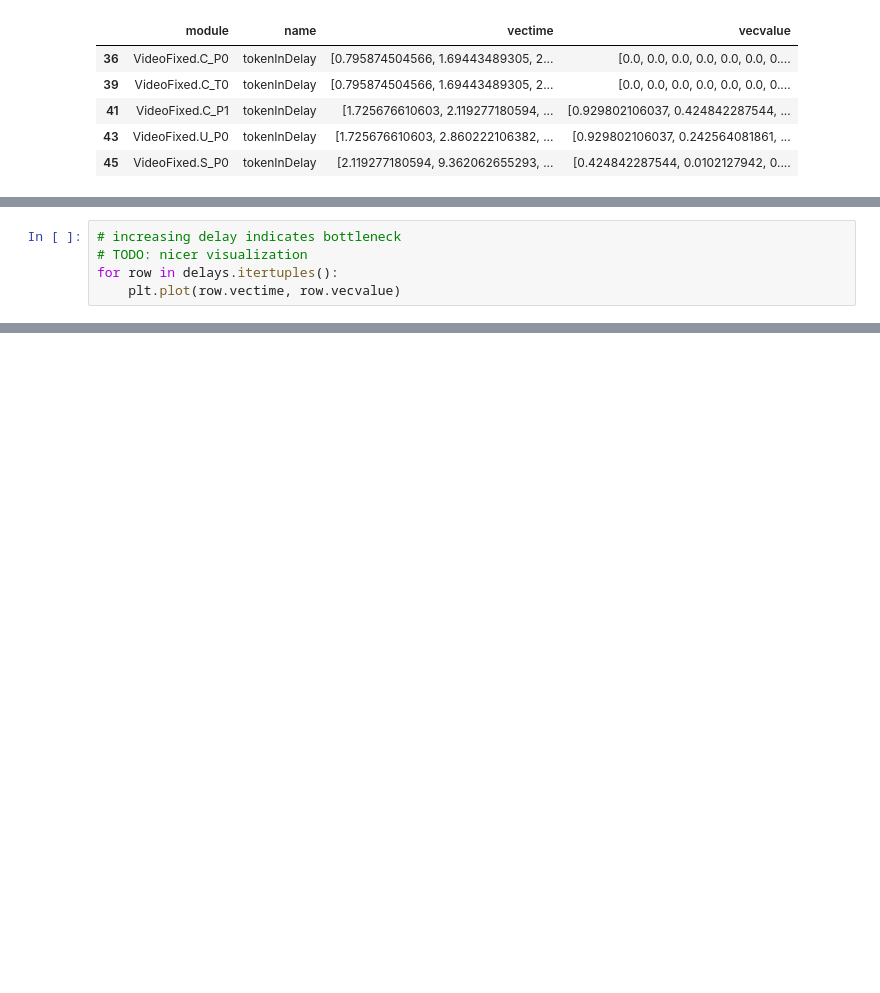
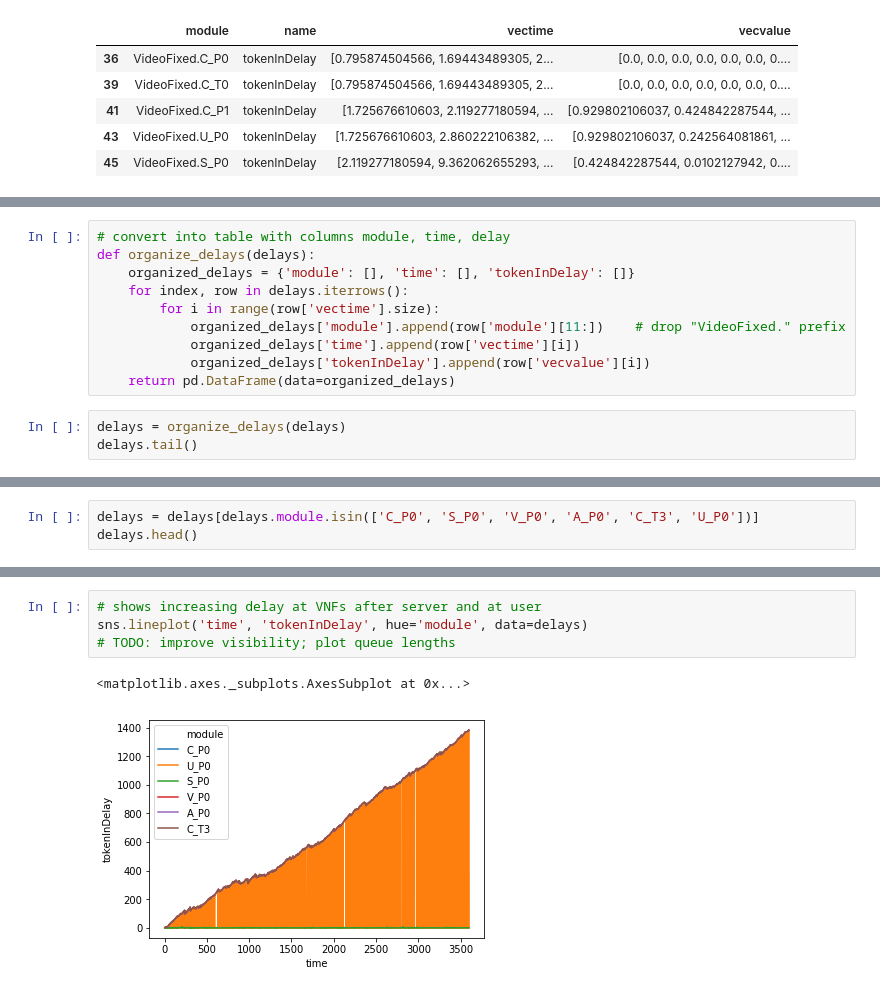
Before and after one commit to CN-UPB/ns-simulation-compiler, a Jupyter notebook: eval/eval.ipynb, the cells around one changed output, grey strips where cells are left out. Drawn from its saved outputs; the diff is of its cells as text; blank space fills up the shorter version.

```diff
--- a/eval/eval.ipynb
+++ b/eval/eval.ipynb
@@ -60,5 +61,0 @@ delays.head()
-# %%
-# increasing delay indicates bottleneck
-# TODO: nicer visualization
-for row in delays.itertuples():
-    plt.plot(row.vectime, row.vecvalue)
@@ -66,0 +62,13 @@ for row in delays.itertuples():
+# %%
+# convert into table with columns module, time, delay
+def organize_delays(delays):
+    organized_delays = {'module': [], 'time': [], 'tokenInDelay': []}
+    for index, row in delays.iterrows():
+        for i in range(row['vectime'].size):
+            organized_delays['module'].append(row['module'][11:])    # drop "VideoFixed." prefix
+            organized_delays['time'].append(row['vectime'][i])
+            organized_delays['tokenInDelay'].append(row['vecvalue'][i])
+    return pd.DataFrame(data=organized_delays)
+# %%
+delays = organize_delays(delays)
+delays.tail()
@@ -66,0 +90,3 @@ for row in delays.itertuples():
+# %%
+delays = delays[delays.module.isin(['C_P0', 'S_P0', 'V_P0', 'A_P0', 'C_T3', 'U_P0'])]
+delays.head()
@@ -66,0 +100,7 @@ for row in delays.itertuples():
+# %%
+# shows increasing delay at VNFs after server and at user
+sns.lineplot('time', 'tokenInDelay', hue='module', data=delays)
+# TODO: improve visibility; plot queue lengths
+# %% [output]
+<matplotlib.axes._subplots.AxesSubplot at 0x...>
+[figure, added]
```
Also changed, not shown: parts of 6 cells of this notebook.
